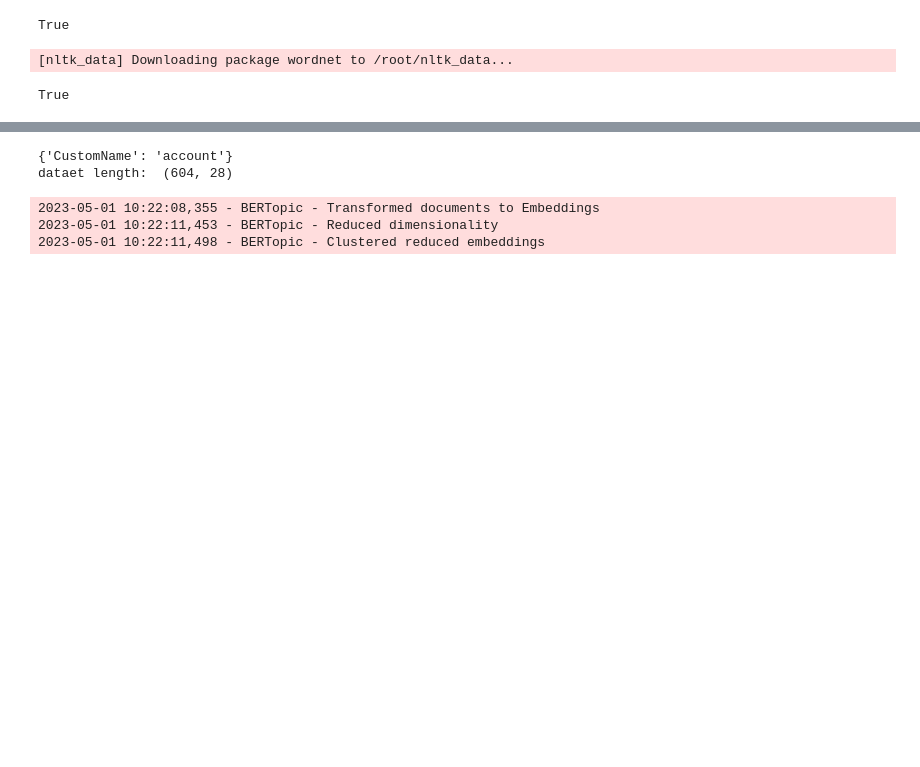
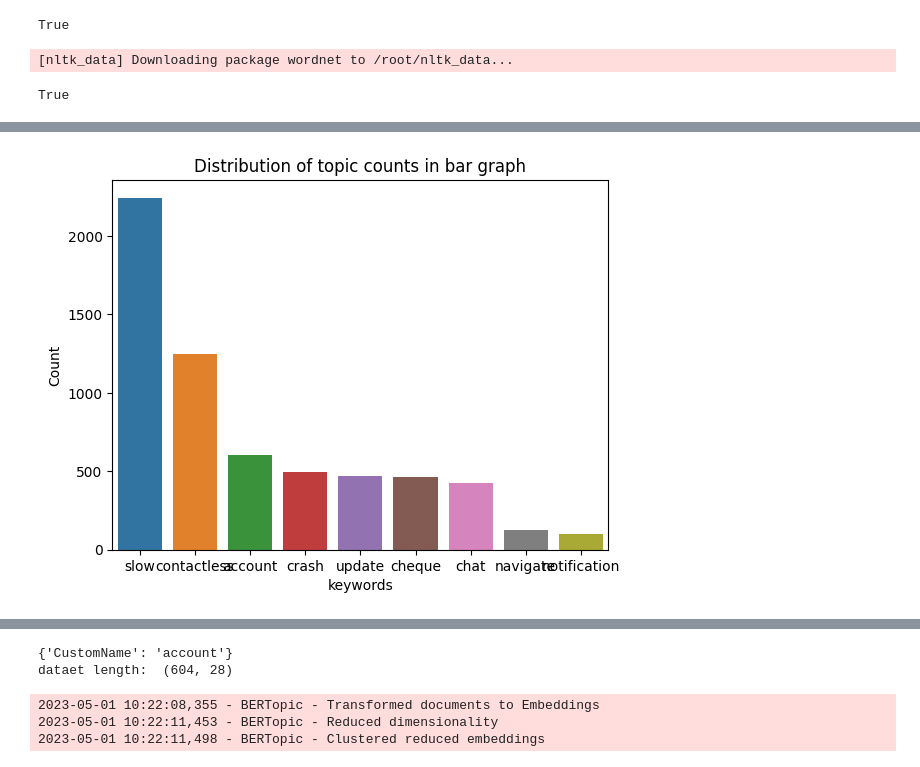
Before and after one commit to piygot5/Customer-Insights-Pack-POC, a Jupyter notebook: topic_modelling_BERT.ipynb, the cells around one changed output, grey strips where cells are left out. Drawn from its saved outputs; the diff is of its cells as text; code cells hidden in the pictures; blank space fills up the shorter version.

```diff
--- a/topic_modelling_BERT.ipynb
+++ b/topic_modelling_BERT.ipynb
@@ -207,0 +231,9 @@ def topicModellingBERT(df,columns, textCol = "cleaned_data",min_df=4,max_feature
+# %%
+sns.barplot(data=model_data, x='CustomName', y= 'Count')
+
+
+plt.title("Distribution of topic counts in bar graph")
+plt.xlabel("keywords")
+plt.show()
+# %% [output]
+[figure, added]
```
Also changed, not shown: parts of 37 cells of this notebook.
